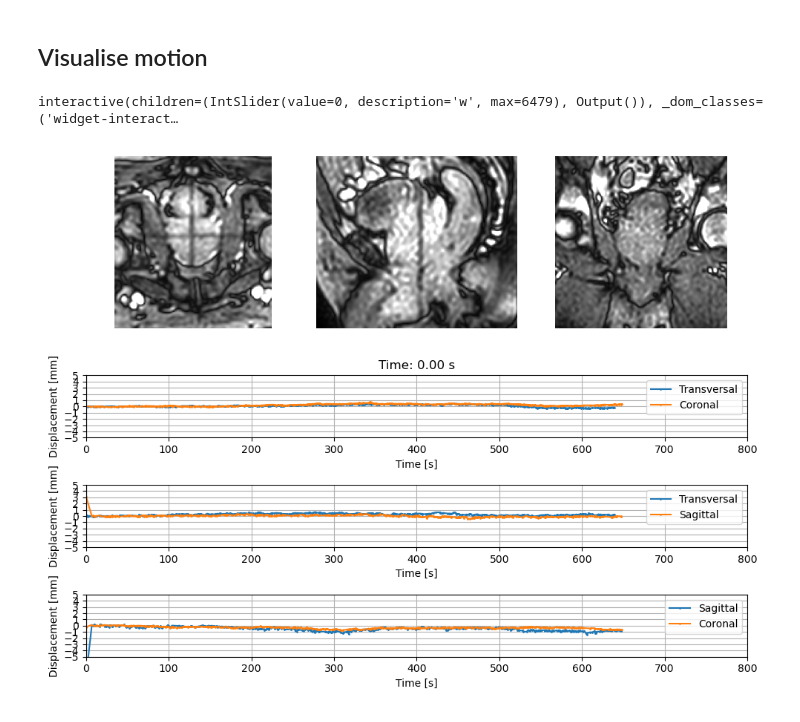
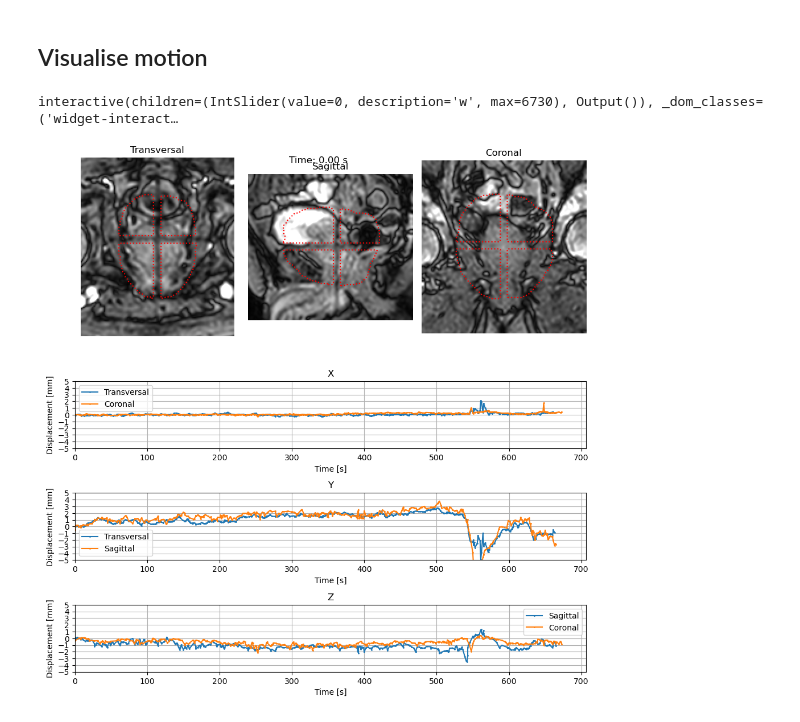
Before and after one commit to davidtilly/MRLCinema, a Jupyter notebook: notebooks/run_extract_motion.ipynb, the cells around one changed output. Saved outputs shown, nothing was run; the diff lists cells and outputs as text; code cells hidden in the pictures.

```diff
--- a/notebooks/run_extract_motion.ipynb
+++ b/notebooks/run_extract_motion.ipynb
@@ -13,6 +13,8 @@ from U2Dose.dicomio.rtstruct import RtStruct
 from U2Dose.dicomio.rtplan import RtPlan
 # %%
 path = '/mnt/P/TERAPI/FYSIKER/David_Tilly/cine_conversion/1.3.46.670589.11.79101.5.0.17796.2024112808532524002'
+path = '/mnt/P/TERAPI/FYSIKER/David_Tilly/cine_conversion/1.3.46.670589.11.79101.5.0.16236.2024102909043045002'
+path = '/mnt/P/TERAPI/FYSIKER/David_Tilly/cine_conversion/1.3.46.670589.11.79101.5.0.17796.2024112811114308006'
 
 patient_data_root= f'/mnt/P/TERAPI/MRLINAC/QA/RTQADATA/PATIENT_DATA'
 patient_ID = read_cine_patient_ID(path)
@@ -21,5 +23,6 @@ rtss = find_structure_set(patient_data_root, patient_ID, frame_of_ref)
 rtplan = find_plan(patient_data_root, patient_ID, frame_of_ref)
 prescribed_dose, number_of_fractions = prescription(rtplan)
 
+
 rtss.all_roi_names()
 # %% [output]
@@ -103,7 +106,7 @@ from ipywidgets import *
 
 x = times_sagittal
 y = displacements_sagittal[:,1]
-fig = plt.figure(figsize=(25/2.54, 19/2.54))
+fig = plt.figure(figsize=(25/2.54, 25/2.54))
 gs = fig.add_gridspec(5, 3)
 
 ax_trans = fig.add_subplot(gs[0:2, 0])
@@ -112,22 +115,33 @@ ax_coronal = fig.add_subplot(gs[0:2, 2])
 ax_trans.set_axis_off()
 ax_sagittal.set_axis_off()
 ax_coronal.set_axis_off()
+ax_trans.set_title('Transversal')
+ax_sagittal.set_title('Sagittal')
+ax_coronal.set_title('Coronal')
 
 ax_x = fig.add_subplot(gs[2, 0:4])
 ax_y = fig.add_subplot(gs[3, 0:3])
 ax_z = fig.add_subplot(gs[4, 0:3])
+ax_x.set_title('X')
+ax_y.set_title('Y')
+ax_z.set_title('Z')
 
 np_transversal = sitk.GetArrayFromImage(transversals[10])
 im_transversal = ax_trans.imshow(np_transversal, cmap='gray', origin='lower', vmin=0, vmax=2048)
+ax_trans.contour(sitk.GetArrayFromImage(mask_transversal), [0.5], colors='red', linestyles='dotted')
 
 np_sagittal = sitk.GetArrayFromImage(sagittals[10])
 im_sagittal = ax_sagittal.imshow(np_sagittal, cmap='gray', origin='lower', vmin=0, vmax=2048)
+ax_sagittal.contour(sitk.GetArrayFromImage(mask_sagittal), [0.5], colors='red', linestyles='dotted')
 
 np_coronal = sitk.GetArrayFromImage(coronals[10])
 im_coronal = ax_coronal.imshow(np_coronal, cmap='gray', origin='lower', vmin=0, vmax=2048)
+ax_coronal.contour(sitk.GetArrayFromImage(mask_coronal), [0.5], colors='red', linestyles='dotted')
+
+max_recorded_time = max(max(max(times_transversal), max(times_sagittal)), max(times_coronal))
 
 for ax in [ax_x, ax_y, ax_z]:
-    ax.set_xlim([0, 800])
+    ax.set_xlim([0, 1.05 * max_recorded_time])
     ax.set_ylim([-5, 5])
     ax.grid()
     ax.set_xlabel('Time [s]')
@@ -178,44 +192,35 @@ ax_z.legend()
 time_marker_z, = ax_z.plot([0,0],[-5, 5])
 
 
-times_plot = np.arange(0, max(max(max(times_transversal), max(times_sagittal)), max(times_coronal)), 0.1)
+times_plot = np.arange(0, max_recorded_time + 0.01, 0.1)
 
 def time_to_index(times, t):
     return np.argmin(np.abs(times - t))
-
-#ax_histogram = fig.add_subplot(gs[1, 2])
-#ax_histogram.hist(sitk.GetArrayFromImage(cines_sagittal_cropped[10]).flatten(), bins=100, color='blue', alpha=0.5)
 
 fig.tight_layout()
 
 def update(w=1):
 
+    fig.suptitle(f"Time: {times_plot[w]:.2f} s")
     time_marker_x.set_xdata([times_plot[w],times_plot[w]])
     time_marker_y.set_xdata([times_plot[w],times_plot[w]])
     time_marker_z.set_xdata([times_plot[w],times_plot[w]])
-
-    ax_x.set_title(f"Time: {times_plot[w]:.2f} s")
 
     t_i = time_to_index(times_transversal, times_plot[w])
     np_transversal = sitk.GetArrayFromImage(transversals[t_i])
     im_transversal.set_array(np_transversal)
 
     t_i = time_to_index(times_sagittal, times_plot[w])
     np_sagittal = sitk.GetArrayFromImage(sagittals[t_i])
     im_sagittal.set_array(np_sagittal)
 
     t_i = time_to_index(times_coronal, times_plot[w])
     np_coronal = sitk.GetArrayFromImage(coronals[t_i])
     im_coronal.set_array(np_coronal)
 
-
-    #ax_histogram.clear()
-    #ax_histogram.hist(np_fixed.flatten(), bins=100, color='blue', alpha=0.5)
-    #ax_histogram.hist(np_moving.flatten(), bins=100, color='red', alpha=0.5)
-
     fig.canvas.draw_idle()
 
 interact(update, w=widgets.IntSlider(value=0, min=0, max=len(times_plot)-1,step=1));
 # %% [output]
-interactive(children=(IntSlider(value=0, description='w', max=6479), Output()), _dom_classes=('widget-interact…
+interactive(children=(IntSlider(value=0, description='w', max=6730), Output()), _dom_classes=('widget-interact…
-[figure, old version]
+[figure, new version]
```
Also changed, not shown: parts of 3 cells of this notebook.
